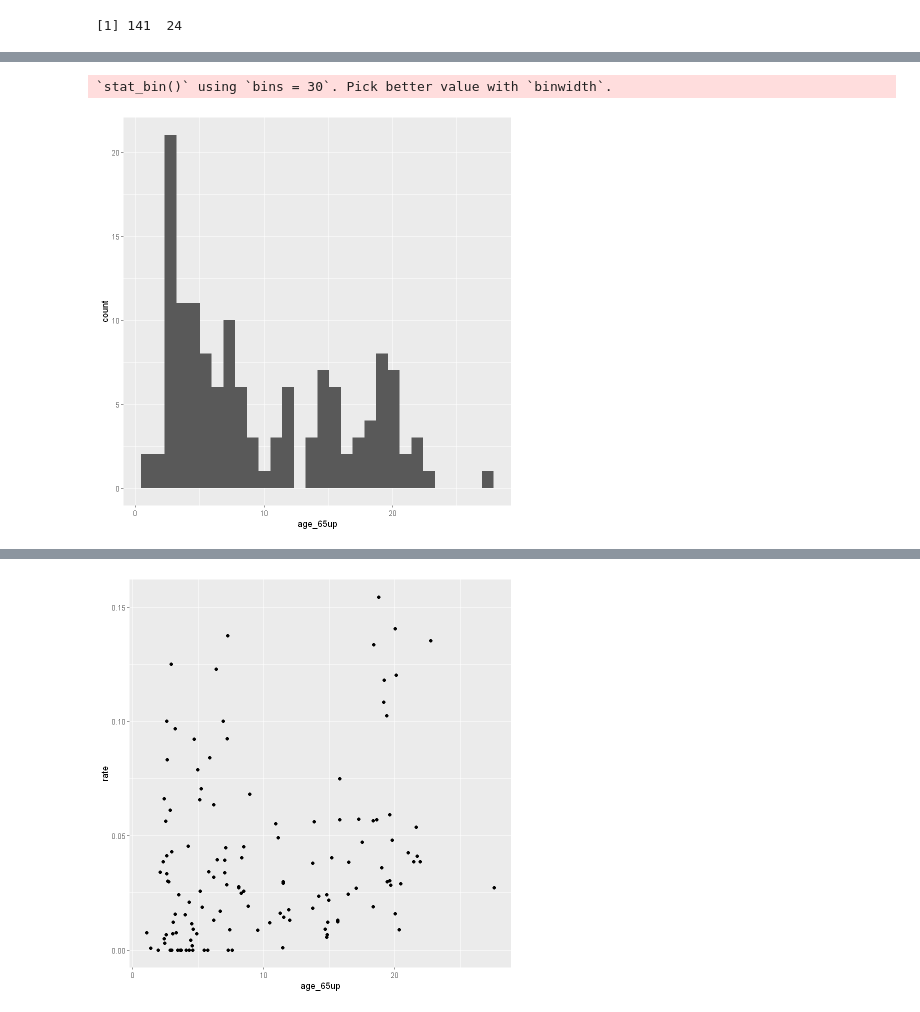
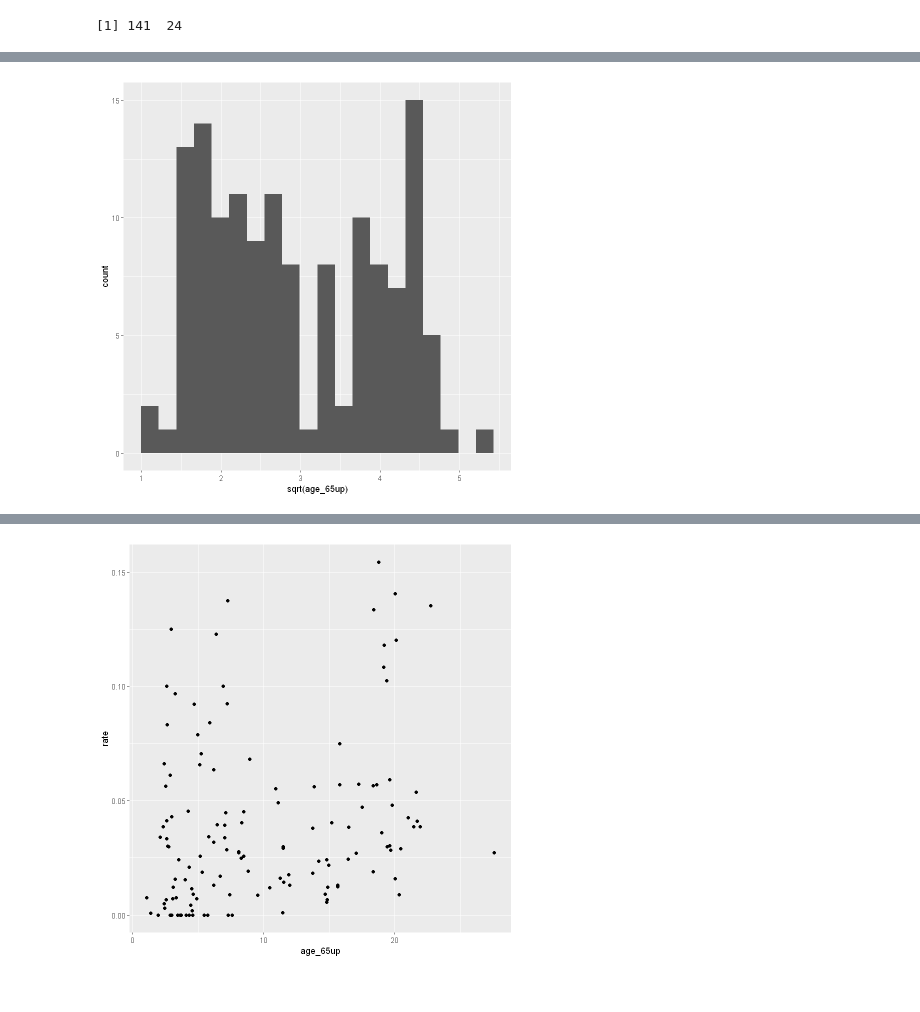
Before and after one commit to flizhou/age_effects_on_COVID-19, a Jupyter notebook: scripts/eda.ipynb, the cells around one changed output, grey strips where cells are left out. Drawn from its saved outputs; the diff is of its cells as text; code cells hidden in the pictures.

```diff
--- a/scripts/eda.ipynb
+++ b/scripts/eda.ipynb
@@ -425,8 +430,7 @@ A data.frame: 6 × 24
 | Argentina | 2018 | 44494502 | 2018 | 11.117789 | 2018 | 64.12128 | 2017 | ... |
 # %%
 drop_na(data) %>%
-    ggplot(aes(age_65up)) +
-    geom_histogram()
+    ggplot(aes(sqrt(age_65up))) +
+    geom_histogram(bins = 20)
 # %% [output]
-`stat_bin()` using `bins = 30`. Pick better value with `binwidth`.
-[figure, old version]
+[figure, new version]
```
Also changed, not shown: parts of 102 cells of this notebook.
